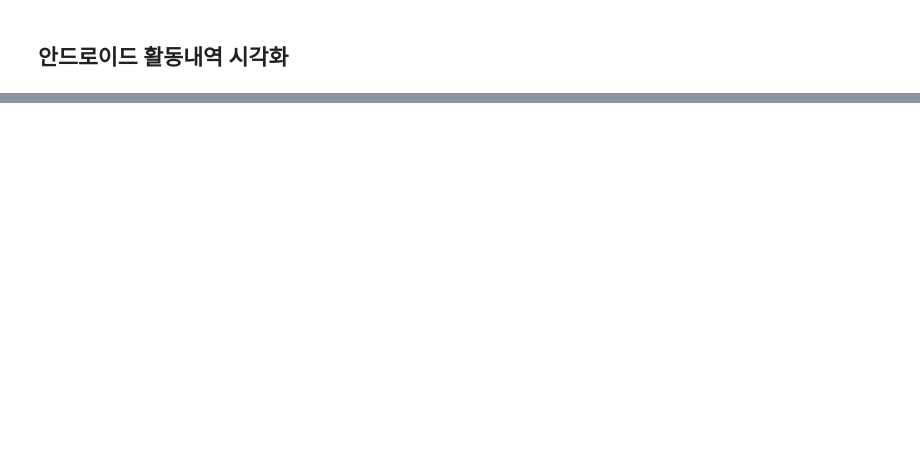
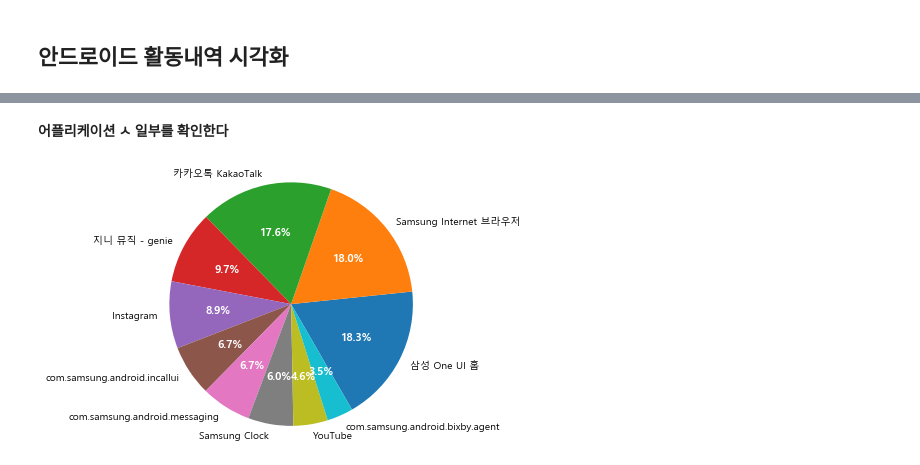
Before and after one commit to briron/google-user-data-visualization, a Jupyter notebook: google user's data visualization.ipynb, the cells around one changed output, grey strips where cells are left out. Cells and saved outputs as stored; diff of their text form; code cells hidden in the pictures; blank space fills up the shorter version.

```diff
--- a/google user's data visualization.ipynb
+++ b/google user's data visualization.ipynb
@@ -383,0 +405,6 @@ ad.android_data.head()
+# %% [markdown]
+**어플리케이션 ㅅ 일부를 확인한다**
+# %%
+android_service.visualizeTopCountApp(10)
+# %% [output]
+[figure, added]
```
Also changed, not shown: parts of 12 cells of this notebook.
